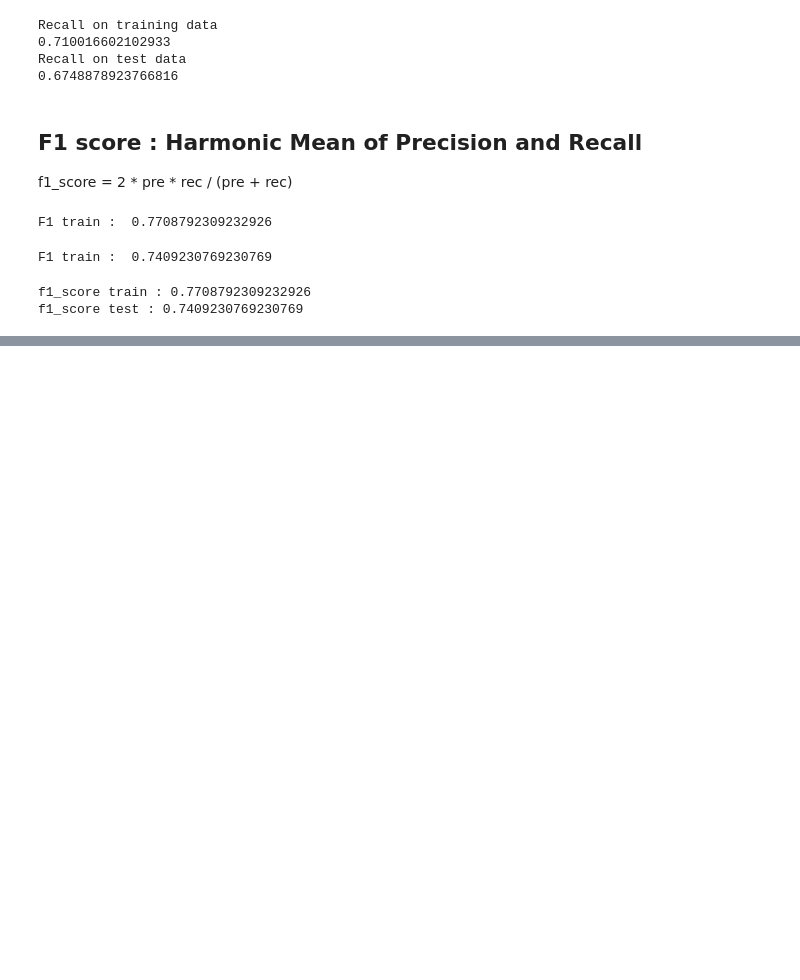
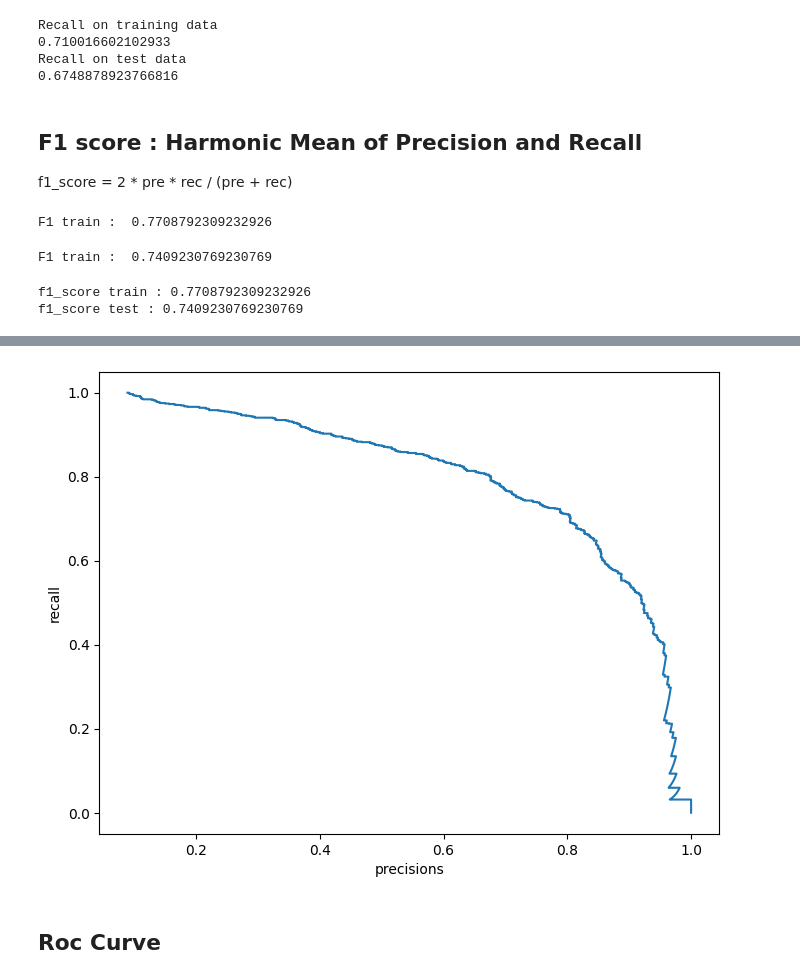
Before and after one commit to beercafeguy/PyMLLab, a Jupyter notebook: practice/HOML_Classification_MNIST.ipynb, the cells around one changed output, grey strips where cells are left out. Drawn from its saved outputs; the diff is of its cells as text; code cells hidden in the pictures; blank space fills up the shorter version.

```diff
--- a/practice/HOML_Classification_MNIST.ipynb
+++ b/practice/HOML_Classification_MNIST.ipynb
@@ -228,0 +284,6 @@ f1_score test : 0.7409230769230769
+# %%
+plot_precision_recall_curve(test_precisions, test_recalls)
+# %% [output]
+[figure, added]
+# %% [markdown]
+## Roc Curve
```
Also changed, not shown: parts of 14 cells of this notebook.
